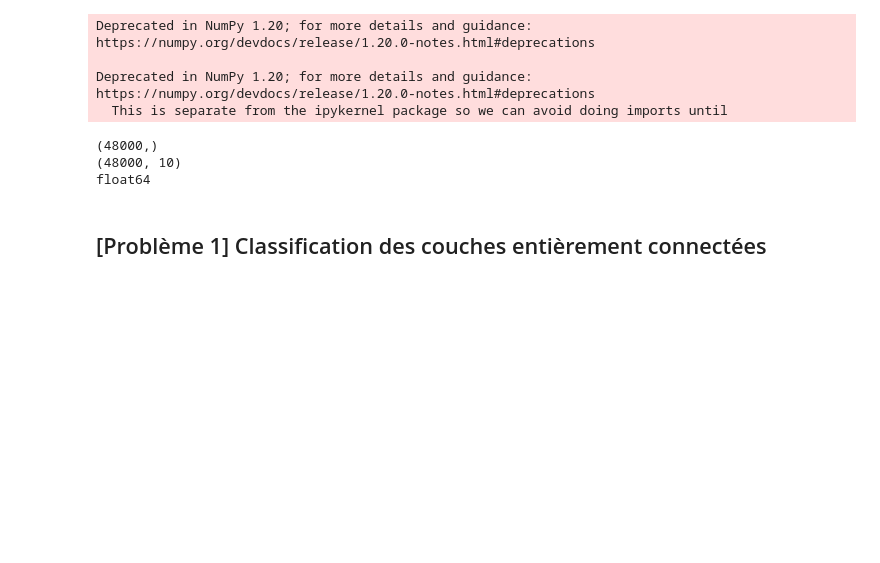
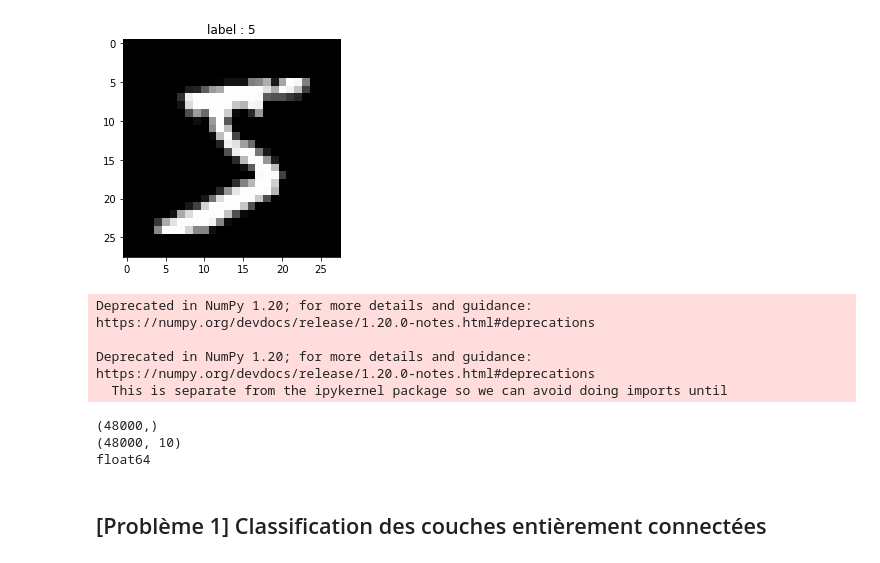
Before and after one commit to Baroka-wp/dive_ML, a Jupyter notebook: Sprint10_Deep_neuronal_network.ipynb, the cells around one changed output. Drawn from its saved outputs; the diff is of its cells as text; code cells hidden in the pictures; blank space fills up the shorter version.

```diff
--- a/Sprint10_Deep_neuronal_network.ipynb
+++ b/Sprint10_Deep_neuronal_network.ipynb
@@ -16,6 +16,17 @@ from tqdm import tqdm
 #lissage les image
 X_train = X_train.reshape(-1, 784)
 X_test = X_test.reshape(-1, 784)
+# %%
+%matplotlib inline
+index = 0
+image = X_train[index].reshape(28,28)
+# X_train[index]: (784,)
+# image: (28, 28)
+plt.imshow(image, 'gray')
+plt.title('label : {}'.format(y_train[index]))
+plt.show()
+# %% [output]
+[figure, added]
 # %%
 #spliting
 X_train, X_val, y_train, y_val = train_test_split(X_train, y_train, test_size=0.2)
```
